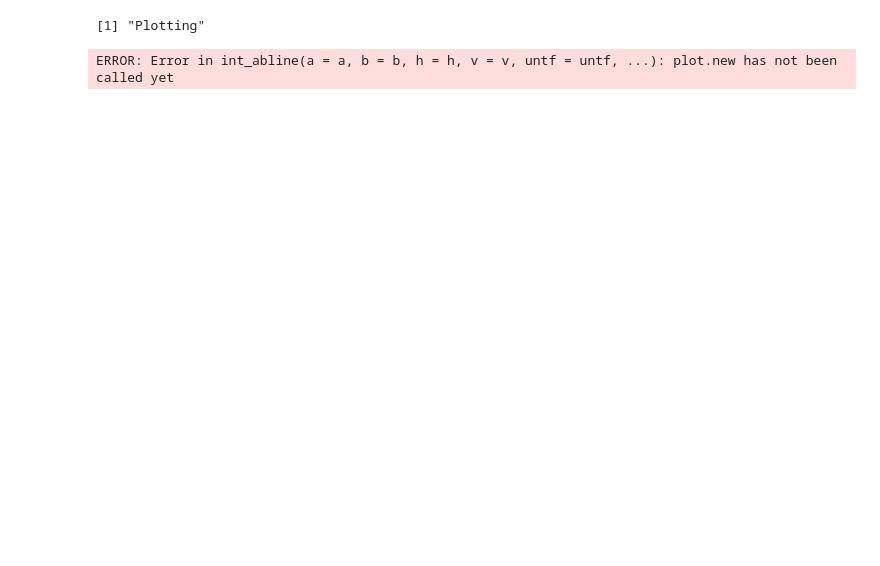
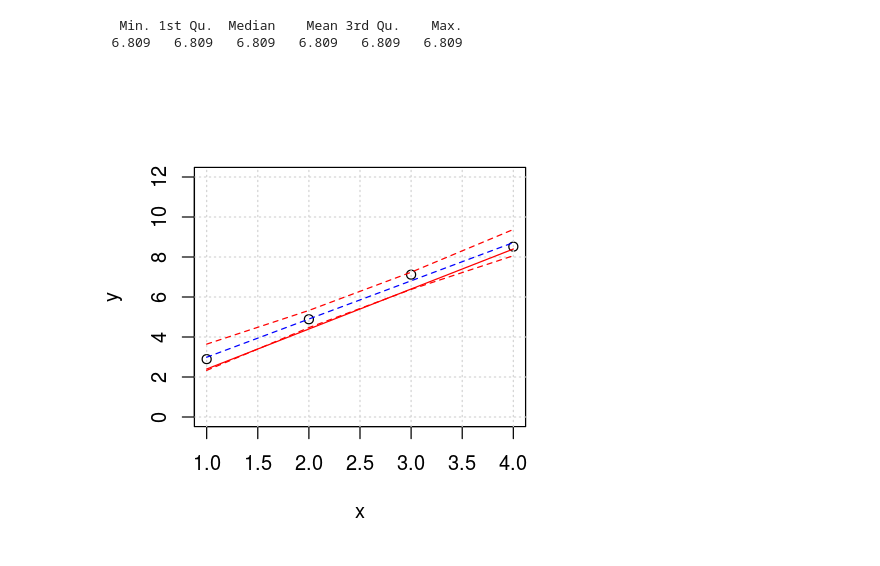
Before and after one commit to ebusato/jupyter_R, a Jupyter notebook: LinearRegression.ipynb, the cells around one changed output. Cells and saved outputs as stored; diff of their text form; code cells hidden in the pictures; blank space fills up the shorter version.

```diff
--- a/LinearRegression.ipynb
+++ b/LinearRegression.ipynb
@@ -30,12 +34,8 @@ x <- c(1,2,3,4)
 # Generate pseudo-data
 slope <- 2
 intercept <- 0.4
-sigma <- 0.6
+sigma <- 0.5
 y <- slope*x + intercept + rnorm(length(x), 0, sigma)
-
-# Make and print datas
-ds <- data.frame(x = x, y = y)
-ds
 
 # Plot data
 options(repr.plot.width=4, repr.plot.height=4) # This sets the size of the plot
@@ -43,5 +43,5 @@ plot(y~x, ylim=c(0, 12))
 grid()
 
 # Plot true line
-lines(x, slopet*x + interceptt, col="red")
+lines(x, slope*x + intercept, col="red")
 # %% [output]
@@ -214,26 +197,31 @@ F-statistic: 172.4 on 1 and 2 DF,  p-value: 0.00575
+# %%
+aHat <- aHatMethod3
+bHat <- bHatMethod3
+varaHat <- U22Method3
+varbHat <- U11Method3
+covaHatbHat <- U12Method3
 # %%
+# Start by re-plotting the data and the true line
+plot(y~x, ylim=c(0, 12))
+grid()
+lines(x, slope*x + intercept, col="red")
 
-print("Plotting")
-# Plot fit
+# Plot fitted line
 # method 1
-#yt <- coeffs[2]*x+coeffs[1]
-#lines(x, yt, col="red")
+yt <- aHat*x+bHat
+lines(x, yt, col="blue", lty=2)
 # method 2
-abline(ds.lm, col="green")
+#abline(ds.lm, col="green")
 
 newx <- c(3)
 prd1<-predict(ds.lm, newdata = data.frame(x=newx))
-summary(prd)
+summary(prd1)
 
 prd2<-predict(ds.lm,interval = c("confidence"), level = 0.90,type="response")
-prd2
+#prd2
 lines(x,prd2[,2],col="red",lty=2)
 lines(x,prd2[,3],col="red",lty=2)
-
-# Use R's plot function of model
-#par(mfrow = c(2,2))
-#options(repr.plot.width=10, repr.plot.height=6)
-#plot(ds.lm)
 # %% [output]
-[1] "Plotting"
+   Min. 1st Qu.  Median    Mean 3rd Qu.    Max.
+  6.809   6.809   6.809   6.809   6.809   6.809
-ERROR: Error in int_abline(a = a, b = b, h = h, v = v, untf = untf, ...): plot.new has not been called yet
+[figure, added]
```
Also changed, not shown: parts of 9 cells of this notebook.
